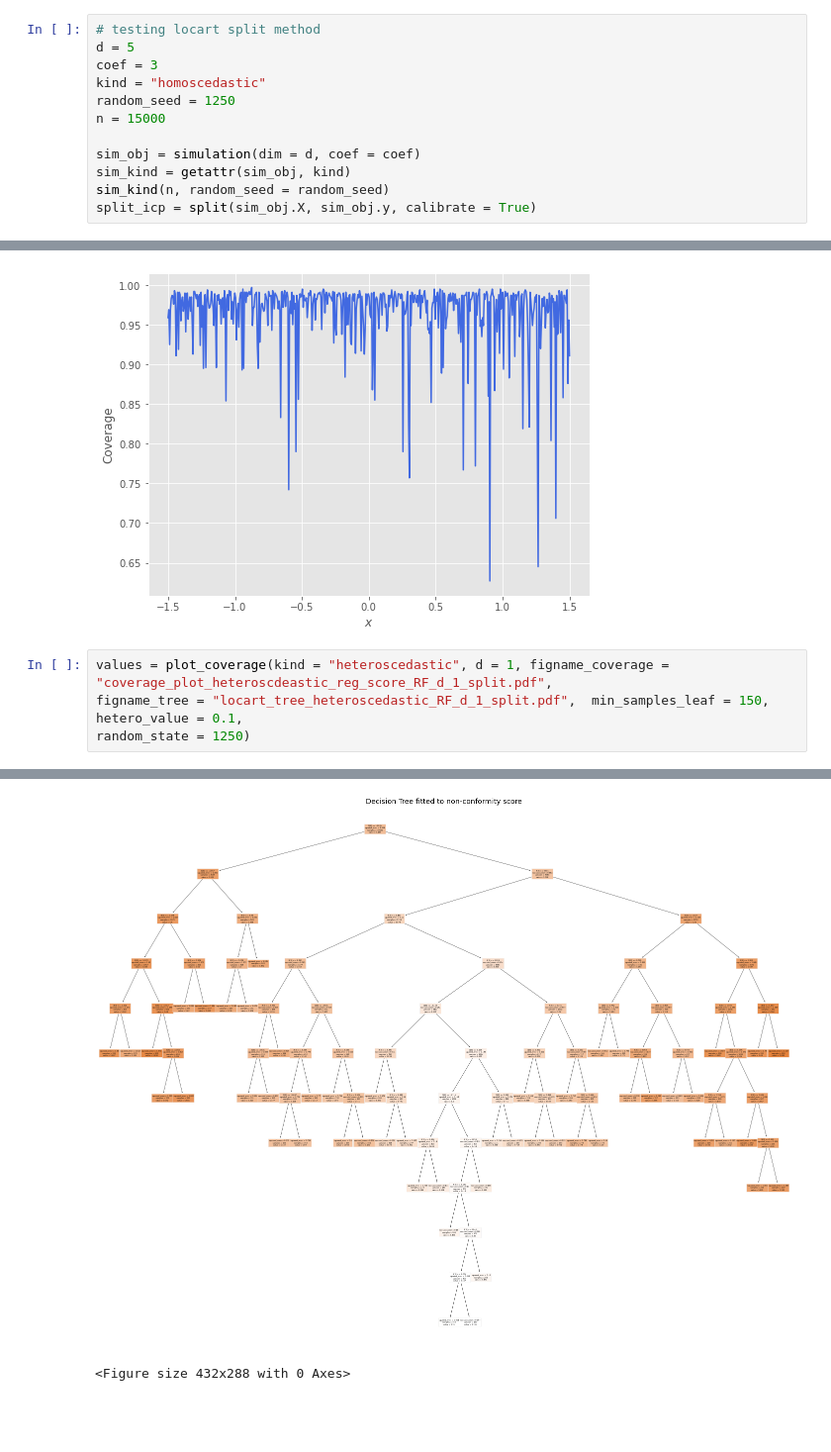
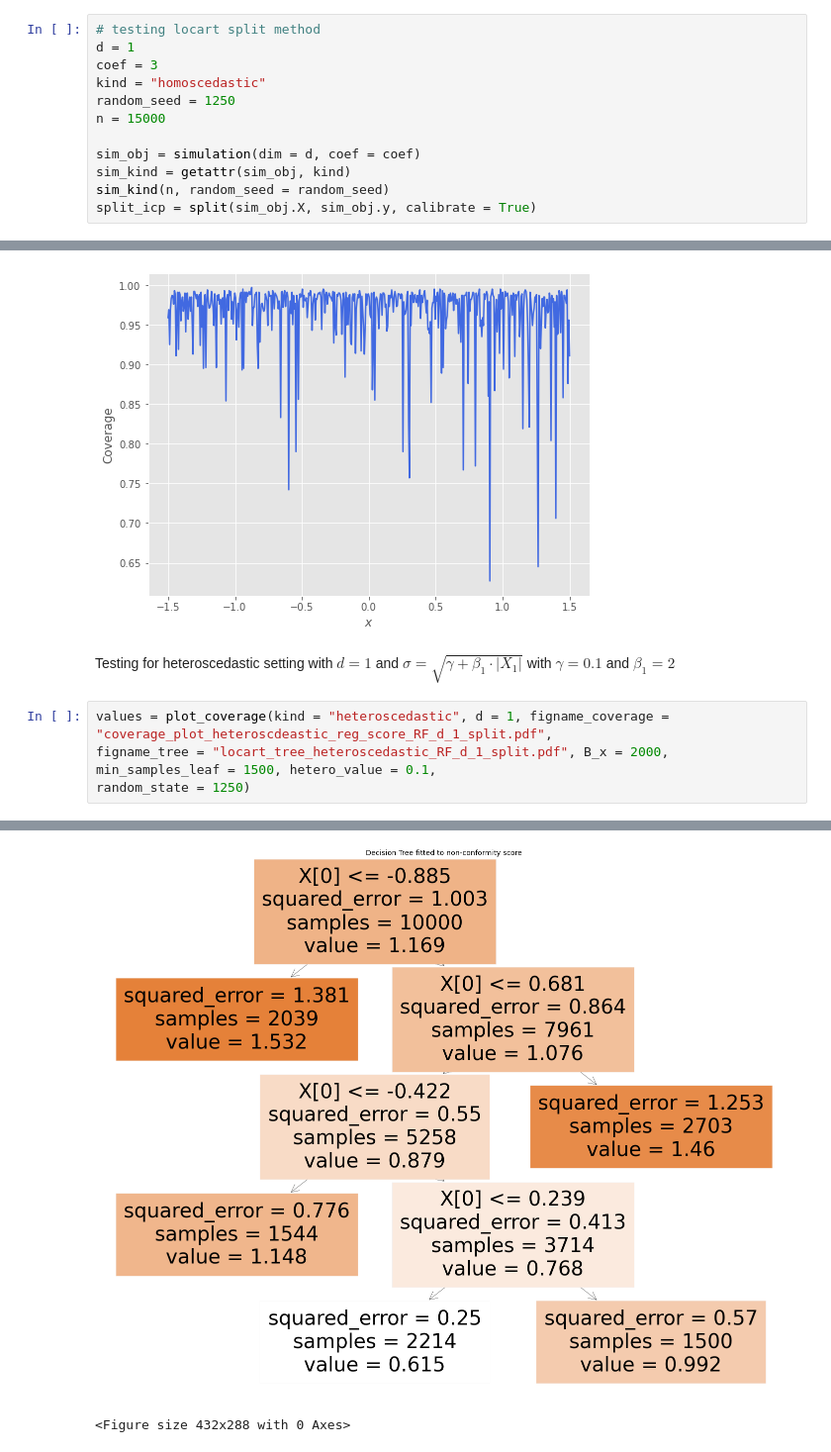
Before and after one commit to Monoxido45/clover, a Jupyter notebook: results/locart_experiments.ipynb, the cells around one changed output, grey strips where cells are left out. Shown at 99% size. Saved outputs shown, nothing was run; the diff lists cells and outputs as text; blank space fills up the shorter version.

```diff
--- a/results/locart_experiments.ipynb
+++ b/results/locart_experiments.ipynb
@@ -69,7 +69,7 @@ We will first compare our method to other conformal and non conformal methods us
 We will first focus in comparing these methods on homoscedastisc and heteroscedastic Normal data with noise. But firsst, we test our method using few features as below:
 # %%
 # testing locart split method
-d = 5
+d = 1
 coef = 3
 kind = "homoscedastic"
 random_seed = 1250
@@ -273,8 +332,10 @@ plt.ylabel("Coverage")
 plt.show()
 # %% [output]
 [figure]
+# %% [markdown]
+Testing for heteroscedastic setting with $d = 1$ and $\sigma = \sqrt{\gamma + \beta_1 \cdot |X_1|}$ with $\gamma = 0.1$ and $\beta_1 = 2$
 # %%
 values = plot_coverage(kind = "heteroscedastic", d = 1, figname_coverage = "coverage_plot_heteroscdeastic_reg_score_RF_d_1_split.pdf",
-figname_tree = "locart_tree_heteroscedastic_RF_d_1_split.pdf",  min_samples_leaf = 150, hetero_value = 0.1,
+figname_tree = "locart_tree_heteroscedastic_RF_d_1_split.pdf", B_x = 2000, min_samples_leaf = 1500, hetero_value = 0.1,
 random_state = 1250)
 # %% [output]
@@ -282,2 +343,2 @@ random_state = 1250)
-[figure, old version]
+[figure, new version]
 <Figure size 432x288 with 0 Axes>
```
Also changed, not shown: parts of 25 cells of this notebook, 1 other file.
